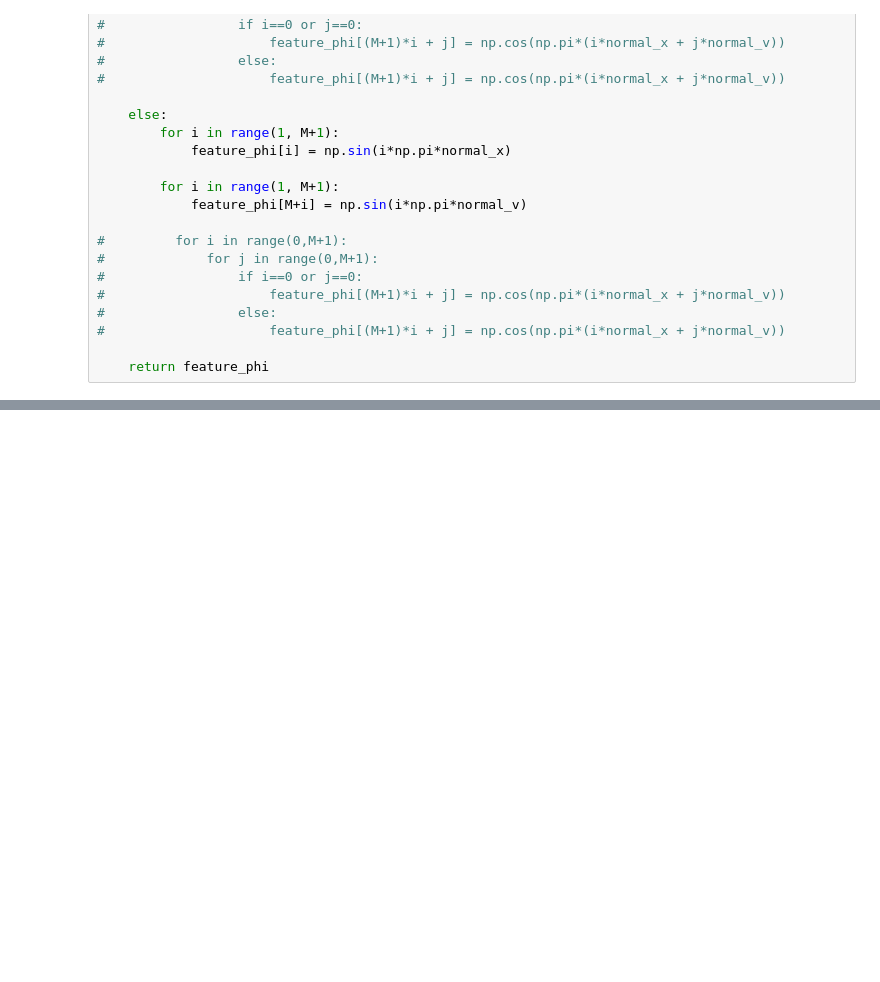
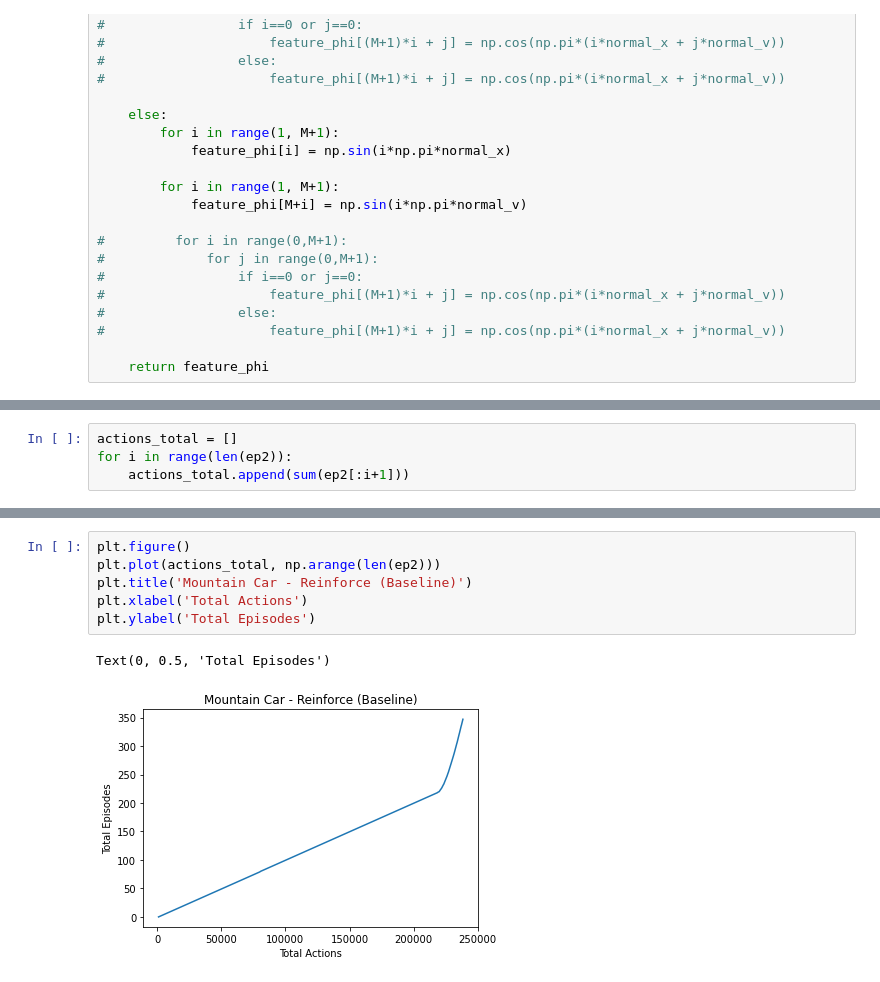
Before and after one commit to AlolikaGon/RL_PolicyGradientMethods, a Jupyter notebook: ShivamCode/Reinforce_Baseline_MountainCar.ipynb, the cells around one changed output, grey strips where cells are left out. Cells and saved outputs as stored; diff of their text form; blank space fills up the shorter version.

```diff
--- a/ShivamCode/Reinforce_Baseline_MountainCar.ipynb
+++ b/ShivamCode/Reinforce_Baseline_MountainCar.ipynb
@@ -207,0 +192,4 @@ Solved.
+# %%
+actions_total = []
+for i in range(len(ep2)):
+    actions_total.append(sum(ep2[:i+1]))
@@ -207,0 +206,9 @@ Solved.
+# %%
+plt.figure()
+plt.plot(actions_total, np.arange(len(ep2)))
+plt.title('Mountain Car - Reinforce (Baseline)')
+plt.xlabel('Total Actions')
+plt.ylabel('Total Episodes')
+# %% [output]
+Text(0, 0.5, 'Total Episodes')
+[figure, added]
```
Also changed, not shown: parts of 8 cells of this notebook, 1 other file.
